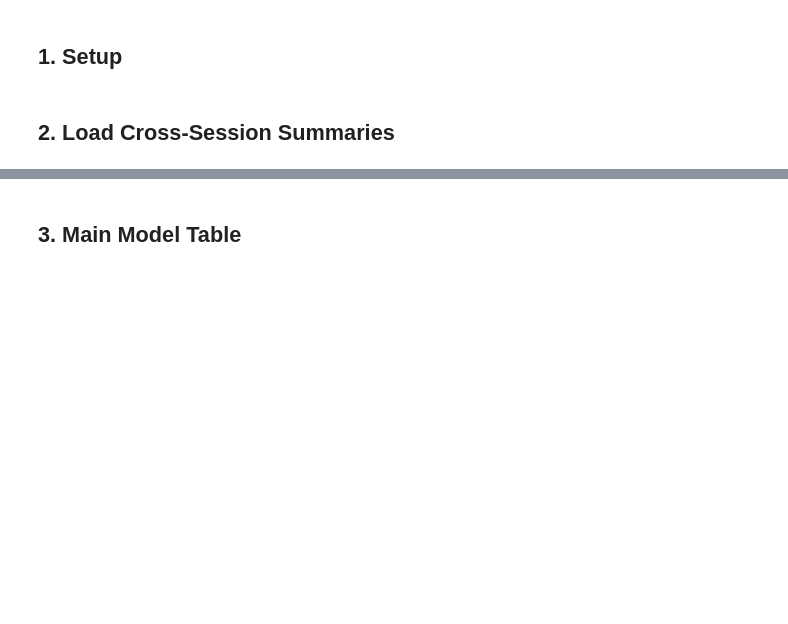
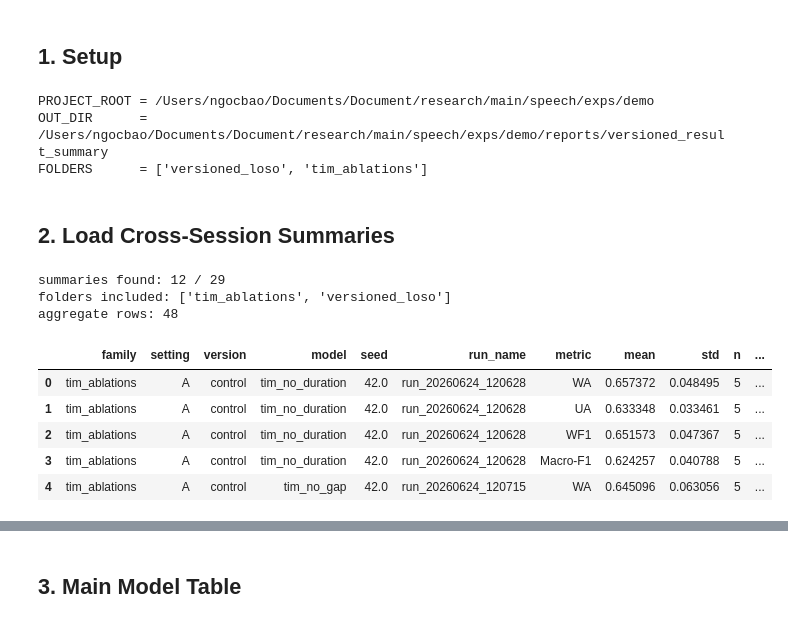
Before and after one commit to ngocbao220/conversational_ser, a Jupyter notebook: notebooks/summarize_version_results.ipynb, the cells around one changed output, grey strips where cells are left out. Cells and saved outputs as stored; diff of their text form; code cells hidden in the pictures; blank space fills up the shorter version.

```diff
--- a/notebooks/summarize_version_results.ipynb
+++ b/notebooks/summarize_version_results.ipynb
@@ -37,6 +37,9 @@ PROJECT_ROOT = Path.cwd()
 if PROJECT_ROOT.name in {"notebook", "notebooks"}:
     PROJECT_ROOT = PROJECT_ROOT.parent
 RESULTS_DIR = PROJECT_ROOT / "results"
+# Set to None or [] to read every results folder.
+# Example: FOLDERS = ["versioned_loso", "tim_ablations", "ablation_model_loso"]
+FOLDERS = ["versioned_loso", "tim_ablations"]
 OUT_DIR = PROJECT_ROOT / "reports" / "versioned_result_summary"
 FIG_DIR = OUT_DIR / "figures"
 OUT_DIR.mkdir(parents=True, exist_ok=True)
@@ -46,6 +49,11 @@ METRICS = ["WA", "UA", "WF1", "Macro-F1"]
 PRIMARY_METRIC = "Macro-F1"
 print("PROJECT_ROOT =", PROJECT_ROOT)
 print("OUT_DIR      =", OUT_DIR)
+print("FOLDERS      =", FOLDERS if FOLDERS else "ALL")
+# %% [output]
+PROJECT_ROOT = /Users/ngocbao/Documents/Document/research/main/speech/exps/demo
+OUT_DIR      = /Users/ngocbao/Documents/Document/research/main/speech/exps/demo/reports/versioned_result_summary
+FOLDERS      = ['versioned_loso', 'tim_ablations']
 # %% [markdown]
 ## 2. Load Cross-Session Summaries
 # %%
@@ -128,7 +136,23 @@ def seed_from_path(path: Path) -> int | None:
     m = re.search(r"seed_(\d+)", str(path))
     return int(m.group(1)) if m else None
 
-summary_paths = sorted(RESULTS_DIR.glob("**/cross_session_summary.json"))
+
+def result_top_folder(path: Path) -> str:
+    try:
+        rel = path.relative_to(RESULTS_DIR)
+    except ValueError:
+        return ""
+    return rel.parts[0] if rel.parts else ""
+
+
+def folder_allowed(path: Path) -> bool:
+    if not FOLDERS:
+        return True
+    allowed = {str(folder).strip("/") for folder in FOLDERS}
+    return result_top_folder(path) in allowed
+
+all_summary_paths = sorted(RESULTS_DIR.glob("**/cross_session_summary.json"))
+summary_paths = [path for path in all_summary_paths if folder_allowed(path)]
 aggregate_rows = []
 fold_rows = []
 
@@ -153,31 +177,42 @@ for path in summary_paths:
             "run_name": run_name,
             "metric": metric,
             "mean": float(item["mean"]),
             "std": float(item["std"]),
             "n": int(item.get("n", 5)),
             "summary_path": str(path),
         })
     for fold in payload.get("folds", []):
         for metric in METRICS:
             if metric not in fold.get("metrics", {}):
                 continue
             fold_rows.append({
                 "family": family,
                 "setting": setting,
                 "version": version,
                 "model": model_name,
                 "seed": seed,
                 "run_name": run_name,
                 "test_session": int(fold["test_session"]),
                 "metric": metric,
                 "value": float(fold["metrics"][metric]),
                 "summary_path": str(path),
             })
 
 aggregate = pd.DataFrame(aggregate_rows)
 folds = pd.DataFrame(fold_rows)
 aggregate.to_csv(OUT_DIR / "all_cross_session_aggregate_long.csv", index=False)
 folds.to_csv(OUT_DIR / "all_cross_session_folds_long.csv", index=False)
-print("summaries found:", len(summary_paths))
+print("summaries found:", len(summary_paths), "/", len(all_summary_paths))
+print("folders included:", sorted({result_top_folder(path) for path in summary_paths}))
 print("aggregate rows:", len(aggregate))
 display(aggregate.head())
+# %% [output]
+summaries found: 12 / 29
+folders included: ['tim_ablations', 'versioned_loso']
+aggregate rows: 48
+|  | family | setting | version | model | seed | run_name | metric | mean | std | n | ... |
+| 0 | tim_ablations | A | control | tim_no_duration | 42.0 | run_20260624_120628 | WA | 0.657372 | 0.048495 | 5 | ... |
+| 1 | tim_ablations | A | control | tim_no_duration | 42.0 | run_20260624_120628 | UA | 0.633348 | 0.033461 | 5 | ... |
+| 2 | tim_ablations | A | control | tim_no_duration | 42.0 | run_20260624_120628 | WF1 | 0.651573 | 0.047367 | 5 | ... |
+| 3 | tim_ablations | A | control | tim_no_duration | 42.0 | run_20260624_120628 | Macro-F1 | 0.624257 | 0.040788 | 5 | ... |
+| 4 | tim_ablations | A | control | tim_no_gap | 42.0 | run_20260624_120715 | WA | 0.645096 | 0.063056 | 5 | ... |
```
Also changed, not shown: parts of 8 cells of this notebook, 8 other files.
